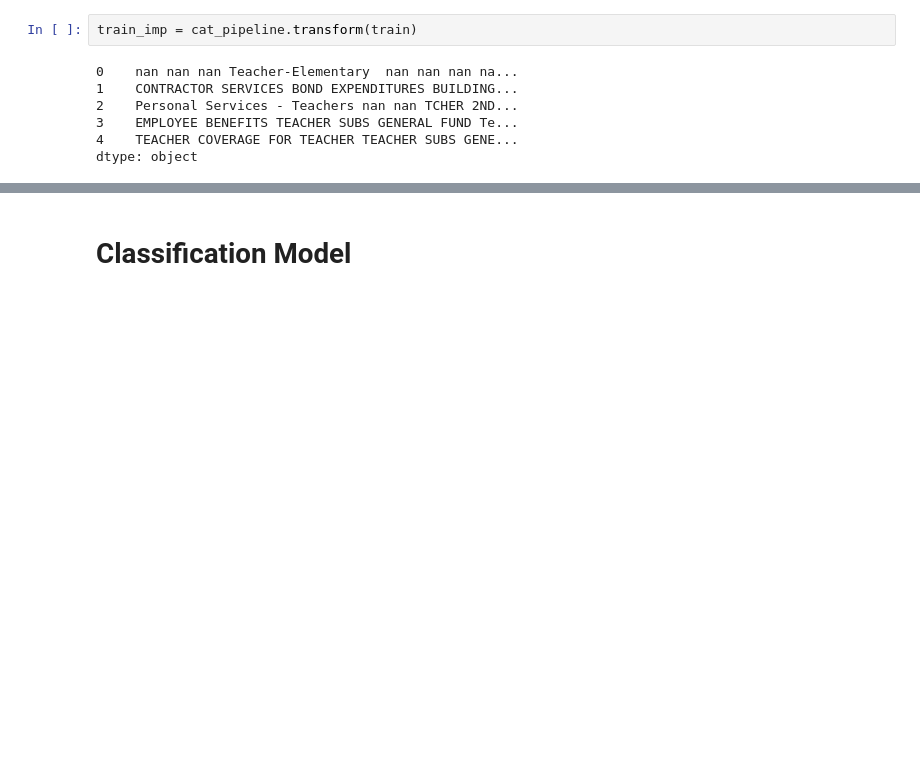
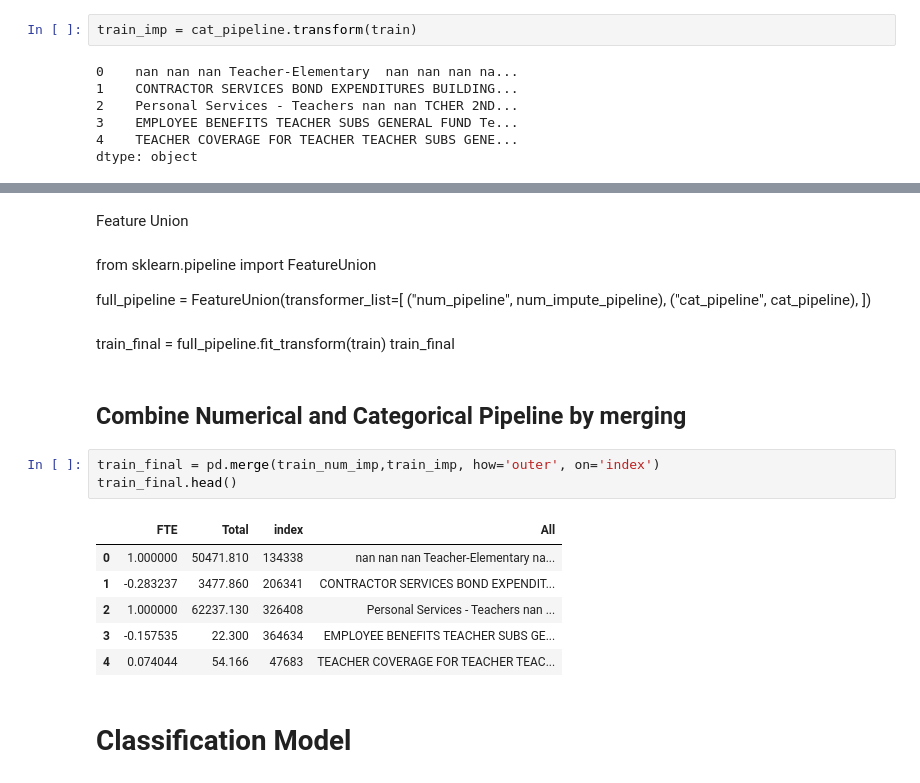
Before and after one commit to ayeshabhimdi/education-reboot, a Jupyter notebook: project/Reboot-Education_boxplot-PandasMICE.ipynb, the cells around one changed output, grey strips where cells are left out. Saved outputs shown, nothing was run; the diff lists cells and outputs as text; blank space fills up the shorter version.

```diff
--- a/project/Reboot-Education_boxplot-PandasMICE.ipynb
+++ b/project/Reboot-Education_boxplot-PandasMICE.ipynb
@@ -1295,3 +1252,27 @@ train_imp.head()
+# %% [markdown]
+Feature Union
+# %% [markdown]
+from sklearn.pipeline import FeatureUnion
+
+full_pipeline = FeatureUnion(transformer_list=[
+        ("num_pipeline", num_impute_pipeline),
+        ("cat_pipeline", cat_pipeline),
+    ])
+# %% [markdown]
+train_final = full_pipeline.fit_transform(train)
+train_final
+# %% [markdown]
+## Combine Numerical and Categorical Pipeline by merging
+# %%
+train_final = pd.merge(train_num_imp,train_imp, how='outer', on='index')
+train_final.head()
+# %% [output]
+|  | FTE | Total | index | All |
+| 0 | 1.000000 | 50471.810 | 134338 | nan nan nan Teacher-Elementary na... |
+| 1 | -0.283237 | 3477.860 | 206341 | CONTRACTOR SERVICES BOND EXPENDIT... |
+| 2 | 1.000000 | 62237.130 | 326408 | Personal Services - Teachers nan ... |
+| 3 | -0.157535 | 22.300 | 364634 | EMPLOYEE BENEFITS TEACHER SUBS GE... |
+| 4 | 0.074044 | 54.166 | 47683 | TEACHER COVERAGE FOR TEACHER TEAC... |
 # %% [markdown]
 # Classification Model
 # %% [markdown]
```
Also changed, not shown: parts of 27 cells of this notebook.
